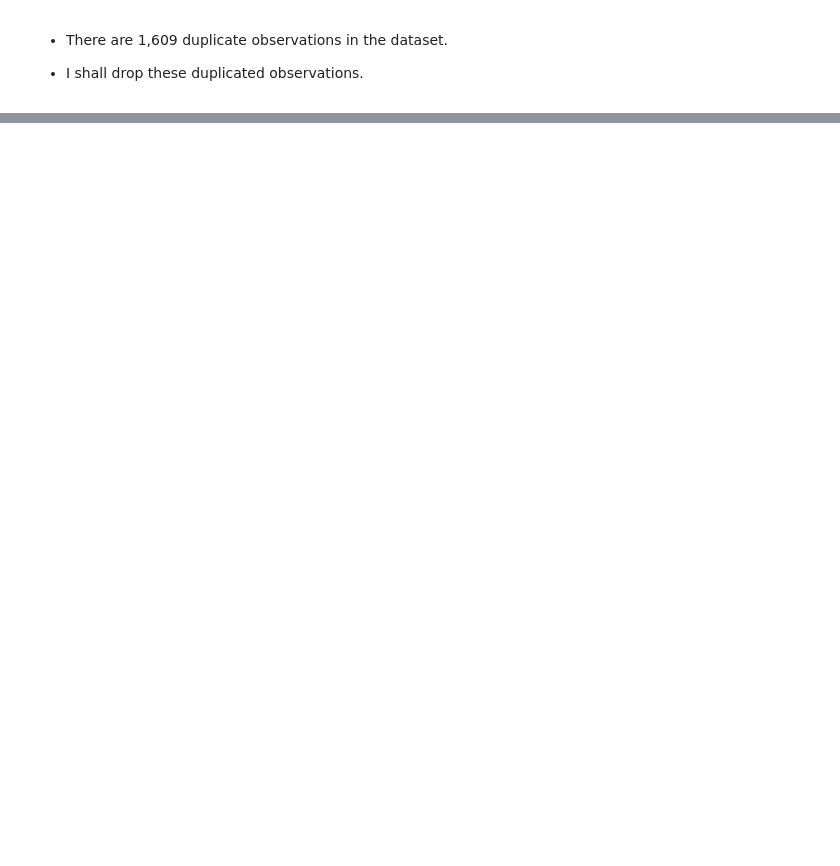
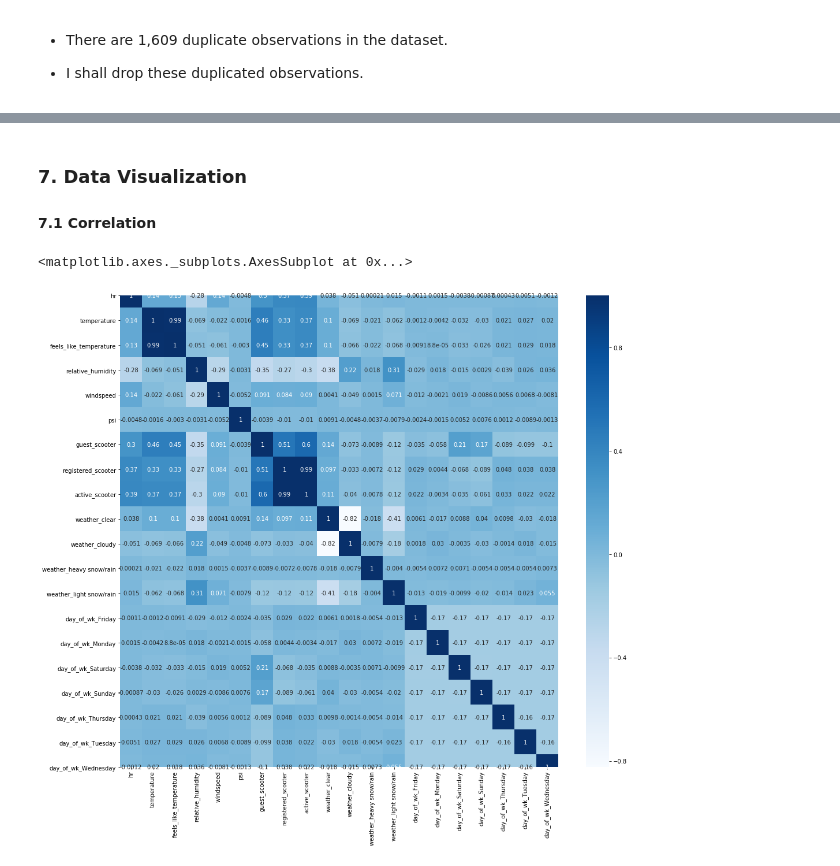
Before and after one commit to hakngrow/aice, a Jupyter notebook: eda.ipynb, the cells around one changed output, grey strips where cells are left out. Cells and saved outputs as stored; diff of their text form; code cells hidden in the pictures; blank space fills up the shorter version.

```diff
--- a/eda.ipynb
+++ b/eda.ipynb
@@ -379,0 +400,5 @@ df_rentals
+# %%
+# Create binary values for weather category columns
+df_rentals = pd.get_dummies(df_rentals, columns=['weather'], prefix=['weather'])
+
+df_rentals.head()
@@ -379,0 +422,7 @@ df_rentals
+# %%
+df_rentals['day_of_wk'] = df_rentals.apply(lambda row: row.datetime.strftime('%A'), axis=1)
+
+# One-Hot encode the day_of_wk column
+df_rentals = pd.get_dummies(df_rentals, columns=['day_of_wk'], prefix=['day_of_wk'])
+
+df_rentals.head()
@@ -379,0 +437,24 @@ df_rentals
+# %% [markdown]
+### 7. Data Visualization
+
+#### 7.1 Correlation
+# %%
+cols_rentals_viz = df_rentals.columns.to_list()
+
+#cols_rentals_viz.remove('feels_like_temperature')
+#cols_rentals_viz.remove('guest_scooter')
+#cols_rentals_viz.remove('registered_scooter')
+
+# Create new dataset with relevant features for visualization purposes
+df_rentals_viz = df_rentals[cols_rentals_viz]
+
+# Generate the correlation matrix between features of the rental dataset
+corr_rentals = df_rentals_viz.corr()
+# %%
+plt.figure(figsize=(17, 15))
+
+# Display heat map of the correlation matrix
+sns.heatmap(corr_rentals, cmap='Blues', annot=True)
+# %% [output]
+<matplotlib.axes._subplots.AxesSubplot at 0x...>
+[figure, added]
```
Also changed, not shown: parts of 27 cells of this notebook, 1 other file.
